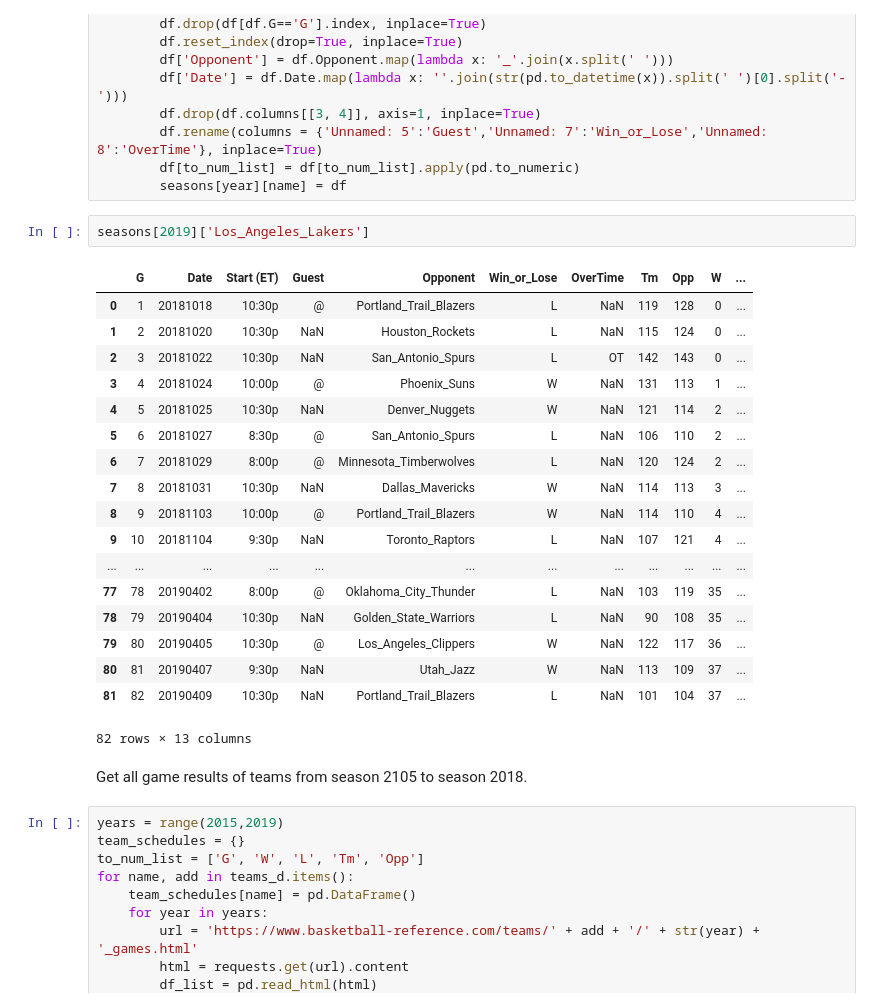
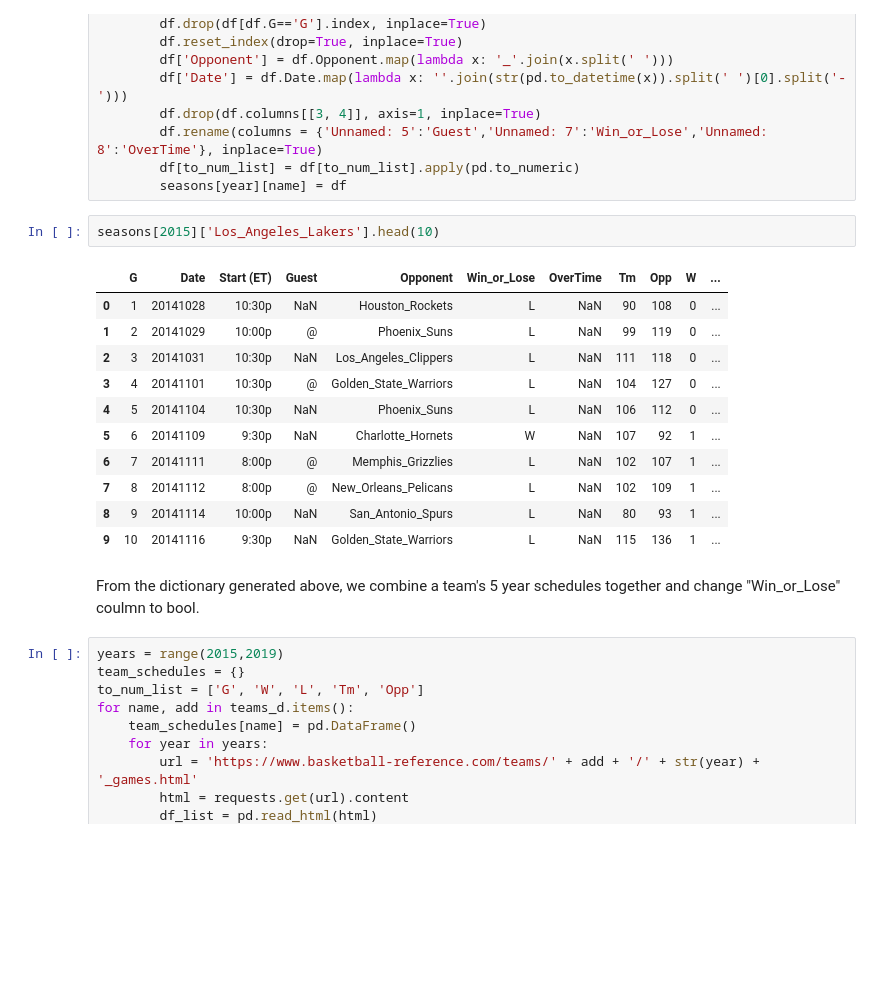
Before and after one commit to sobyl/NBA_Prediction, a Jupyter notebook: final.ipynb, the cells around one changed output. Cells and saved outputs as stored; diff of their text form; blank space fills up the shorter version.

```diff
--- a/final.ipynb
+++ b/final.ipynb
@@ -166,28 +173,21 @@ for year in years:
         df[to_num_list] = df[to_num_list].apply(pd.to_numeric)
         seasons[year][name] = df
 # %%
-seasons[2019]['Los_Angeles_Lakers']
+seasons[2015]['Los_Angeles_Lakers'].head(10)
 # %% [output]
 |  | G | Date | Start (ET) | Guest | Opponent | Win_or_Lose | OverTime | Tm | Opp | W | ... |
-| 0 | 1 | 20181018 | 10:30p | @ | Portland_Trail_Blazers | L | NaN | 119 | 128 | 0 | ... |
-| 1 | 2 | 20181020 | 10:30p | NaN | Houston_Rockets | L | NaN | 115 | 124 | 0 | ... |
-| 2 | 3 | 20181022 | 10:30p | NaN | San_Antonio_Spurs | L | OT | 142 | 143 | 0 | ... |
-| 3 | 4 | 20181024 | 10:00p | @ | Phoenix_Suns | W | NaN | 131 | 113 | 1 | ... |
-| 4 | 5 | 20181025 | 10:30p | NaN | Denver_Nuggets | W | NaN | 121 | 114 | 2 | ... |
-| 5 | 6 | 20181027 | 8:30p | @ | San_Antonio_Spurs | L | NaN | 106 | 110 | 2 | ... |
-| 6 | 7 | 20181029 | 8:00p | @ | Minnesota_Timberwolves | L | NaN | 120 | 124 | 2 | ... |
-| 7 | 8 | 20181031 | 10:30p | NaN | Dallas_Mavericks | W | NaN | 114 | 113 | 3 | ... |
-| 8 | 9 | 20181103 | 10:00p | @ | Portland_Trail_Blazers | W | NaN | 114 | 110 | 4 | ... |
-| 9 | 10 | 20181104 | 9:30p | NaN | Toronto_Raptors | L | NaN | 107 | 121 | 4 | ... |
-| ... | ... | ... | ... | ... | ... | ... | ... | ... | ... | ... | ... |
-| 77 | 78 | 20190402 | 8:00p | @ | Oklahoma_City_Thunder | L | NaN | 103 | 119 | 35 | ... |
-| 78 | 79 | 20190404 | 10:30p | NaN | Golden_State_Warriors | L | NaN | 90 | 108 | 35 | ... |
-| 79 | 80 | 20190405 | 10:30p | @ | Los_Angeles_Clippers | W | NaN | 122 | 117 | 36 | ... |
-| 80 | 81 | 20190407 | 9:30p | NaN | Utah_Jazz | W | NaN | 113 | 109 | 37 | ... |
-| 81 | 82 | 20190409 | 10:30p | NaN | Portland_Trail_Blazers | L | NaN | 101 | 104 | 37 | ... |
+| 0 | 1 | 20141028 | 10:30p | NaN | Houston_Rockets | L | NaN | 90 | 108 | 0 | ... |
+| 1 | 2 | 20141029 | 10:00p | @ | Phoenix_Suns | L | NaN | 99 | 119 | 0 | ... |
+| 2 | 3 | 20141031 | 10:30p | NaN | Los_Angeles_Clippers | L | NaN | 111 | 118 | 0 | ... |
+| 3 | 4 | 20141101 | 10:30p | @ | Golden_State_Warriors | L | NaN | 104 | 127 | 0 | ... |
+| 4 | 5 | 20141104 | 10:30p | NaN | Phoenix_Suns | L | NaN | 106 | 112 | 0 | ... |
+| 5 | 6 | 20141109 | 9:30p | NaN | Charlotte_Hornets | W | NaN | 107 | 92 | 1 | ... |
+| 6 | 7 | 20141111 | 8:00p | @ | Memphis_Grizzlies | L | NaN | 102 | 107 | 1 | ... |
+| 7 | 8 | 20141112 | 8:00p | @ | New_Orleans_Pelicans | L | NaN | 102 | 109 | 1 | ... |
+| 8 | 9 | 20141114 | 10:00p | NaN | San_Antonio_Spurs | L | NaN | 80 | 93 | 1 | ... |
+| 9 | 10 | 20141116 | 9:30p | NaN | Golden_State_Warriors | L | NaN | 115 | 136 | 1 | ... |
-82 rows × 13 columns
-# %% [markdown]
-Get all game results of teams from season 2105 to season 2018.
+# %% [markdown]
+From the dictionary generated above, we combine a team's 5 year schedules together and change "Win_or_Lose" coulmn to bool.
 # %%
 years = range(2015,2019)
 team_schedules = {}
```
Also changed, not shown: parts of 41 cells of this notebook.
